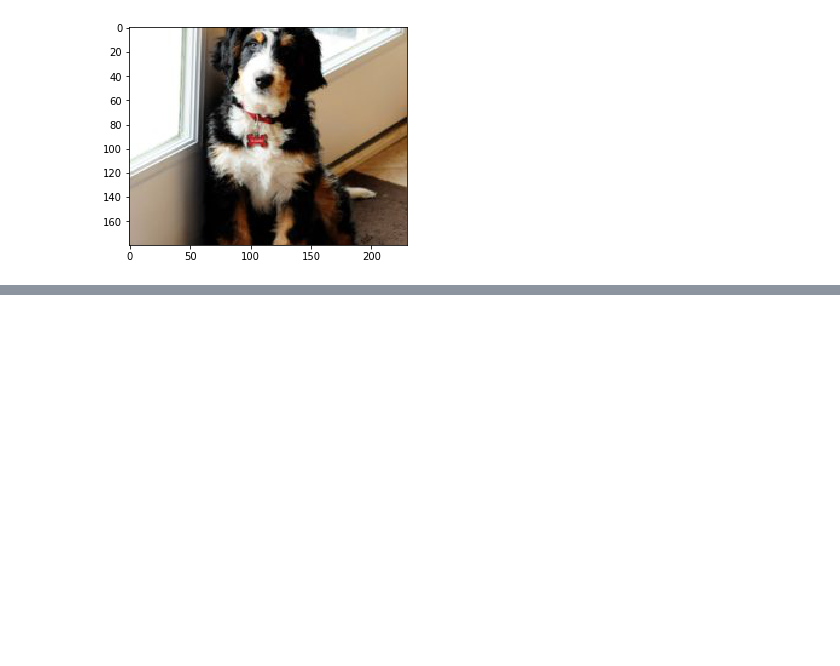
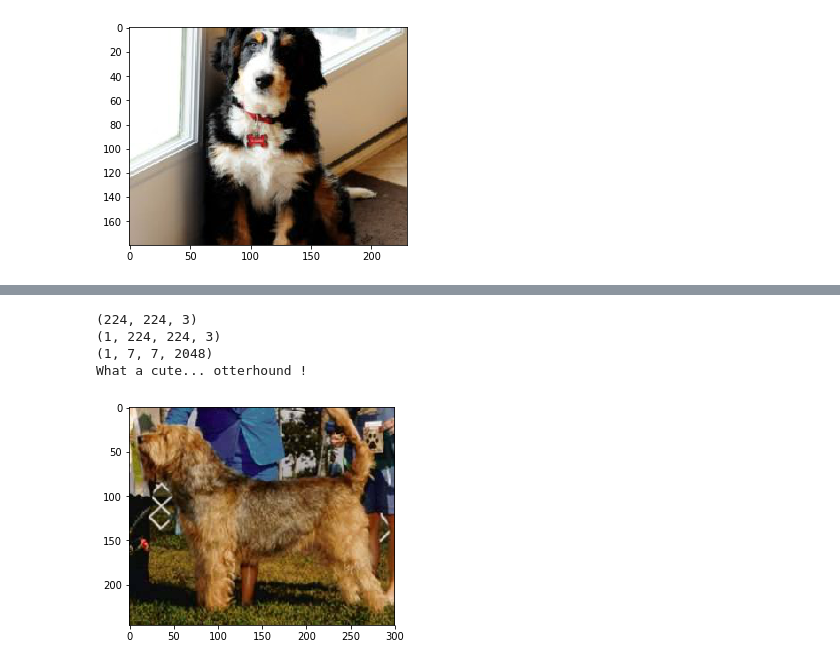
Before and after one commit to minceje/Who-Let-The-Dogs-Out, a Jupyter notebook: Edited Transfer_Xception.ipynb, the cells around one changed output, grey strips where cells are left out. Saved outputs shown, nothing was run; the diff lists cells and outputs as text; code cells hidden in the pictures; blank space fills up the shorter version.

```diff
--- a/Edited Transfer_Xception.ipynb
+++ b/Edited Transfer_Xception.ipynb
@@ -169,0 +181,8 @@ What a cute... bernese_mountain_dog !
+# %%
+dog_prediction("test/f01df7641b237cd177d71fdb8db9bd58.jpg")
+# %% [output]
+(224, 224, 3)
+(1, 224, 224, 3)
+(1, 7, 7, 2048)
+What a cute... otterhound !
+[figure, added]
```
Also changed, not shown: parts of 12 cells of this notebook.
